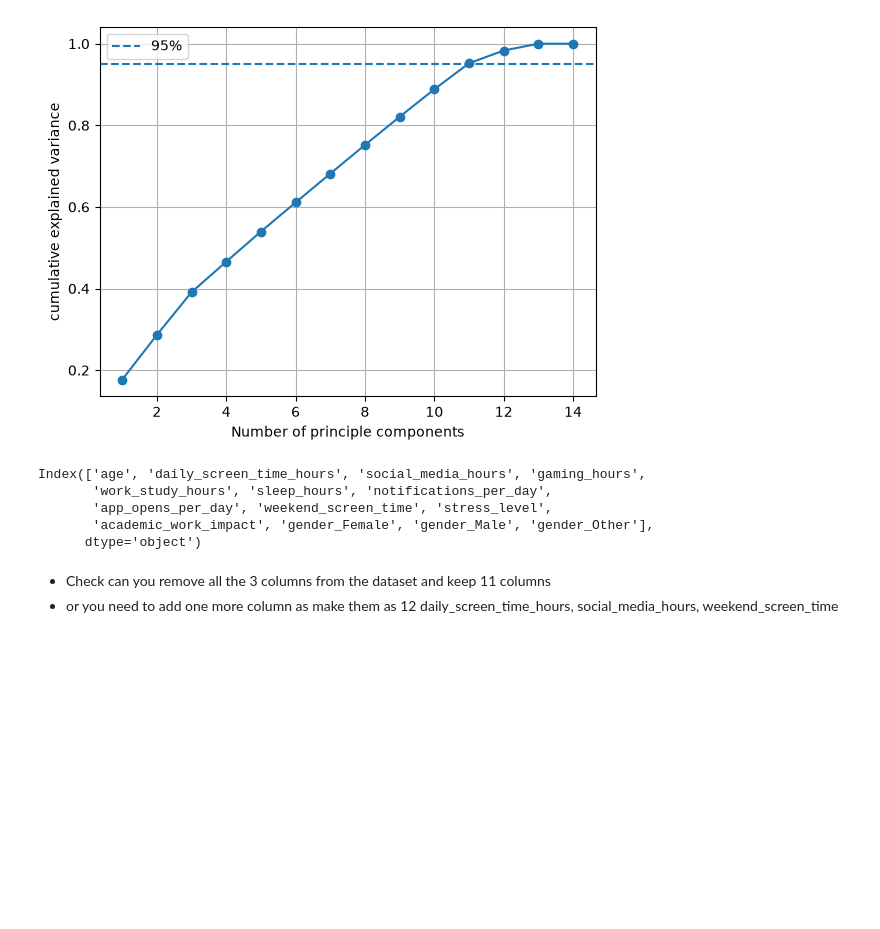
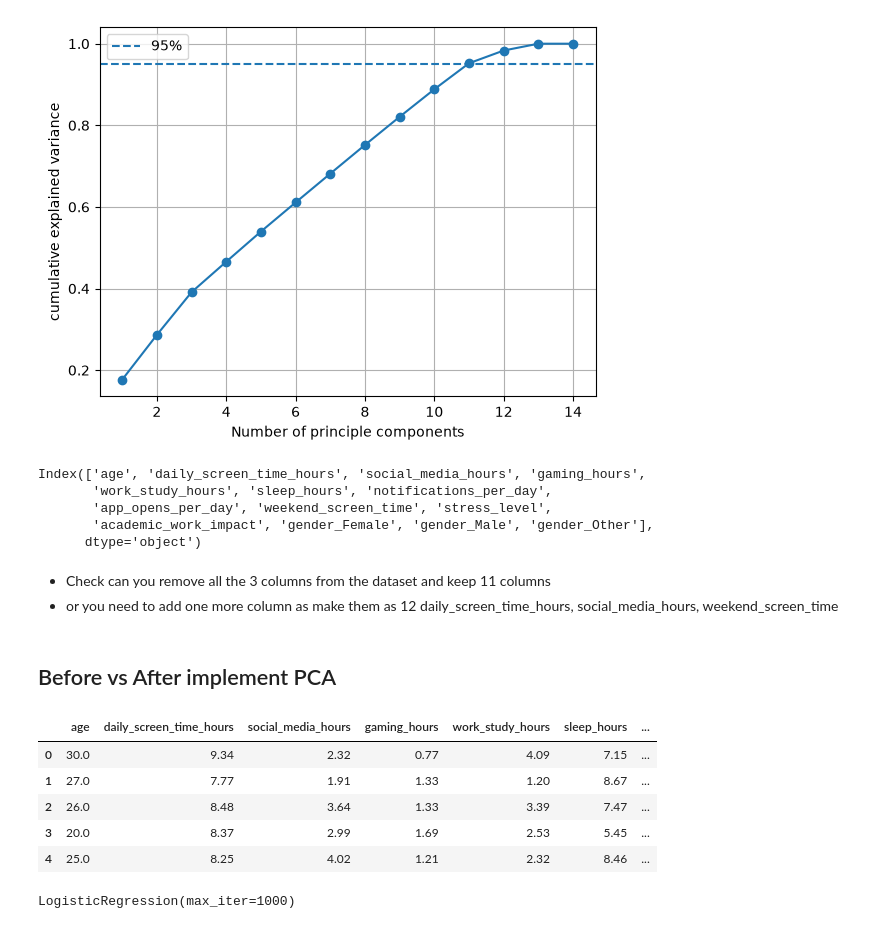
Before and after one commit to Aakashdeepsangwan/Machine-Learning, a Jupyter notebook: PCA/implementation.ipynb, the cells around one changed output. Cells and saved outputs as stored; diff of their text form; code cells hidden in the pictures; blank space fills up the shorter version.

```diff
--- a/PCA/implementation.ipynb
+++ b/PCA/implementation.ipynb
@@ -320,3 +396,58 @@ Index(['age', 'daily_screen_time_hours', 'social_media_hours', 'gaming_hours',
 - Check can you remove all the 3 columns from the dataset and keep 11 columns
 - or you need to add one more column as make them as 12
 daily_screen_time_hours, social_media_hours, weekend_screen_time
+# %% [markdown]
+## Before vs After implement PCA
+# %%
+from sklearn.impute import SimpleImputer
+
+test_data = pd.read_csv("test.csv")
+
+# keep a copy of raw IDs if needed later
+raw_test_id = test_data["id"].copy()
+
+# same as train: remove id and prepare features
+X_test = test_data.drop(columns=["id"]).copy()
+
+# identify categorical vs numeric columns
+numeric_cols = [col for col in X_test.columns if X_test[col].dtype in [np.float64, np.int64]]
+string_cols = [col for col in X_test.columns if col not in numeric_cols]
+
+# impute missing values using same strategy as train
+num_imputer = SimpleImputer(strategy="median")
+cat_imputer = SimpleImputer(strategy="most_frequent")
+
+X_test[numeric_cols] = num_imputer.fit_transform(X_test[numeric_cols])
+X_test[string_cols] = cat_imputer.fit_transform(X_test[string_cols])
+
+# encode binary/ordinal categorical values as in train
+X_test["academic_work_impact"] = X_test["academic_work_impact"].map({"No": 0, "Yes": 1})
+X_test["stress_level"] = X_test["stress_level"].map({"Low": 0, "Medium": 1, "High": 2})
+
+# one-hot encode gender, same as training
+X_test = pd.get_dummies(X_test, columns=["gender"], dtype=int)
+
+# align test columns to the exact train feature order and add missing columns as 0
+X_test = X_test.reindex(columns=X.columns, fill_value=0)
+
+# optional: if you want scaled test data too
+X_test_scaled = pd.DataFrame(
+    scaler.transform(X_test),
+    columns=X_test.columns,
+    index=X_test.index
+)
+
+X_test.head()
+# %% [output]
+|  | age | daily_screen_time_hours | social_media_hours | gaming_hours | work_study_hours | sleep_hours | ... |
+| 0 | 30.0 | 9.34 | 2.32 | 0.77 | 4.09 | 7.15 | ... |
+| 1 | 27.0 | 7.77 | 1.91 | 1.33 | 1.20 | 8.67 | ... |
+| 2 | 26.0 | 8.48 | 3.64 | 1.33 | 3.39 | 7.47 | ... |
+| 3 | 20.0 | 8.37 | 2.99 | 1.69 | 2.53 | 5.45 | ... |
+| 4 | 25.0 | 8.25 | 4.02 | 1.21 | 2.32 | 8.46 | ... |
+# %%
+from sklearn.linear_model import LogisticRegression
+model = LogisticRegression(max_iter = 1000)
+model.fit(X_scaled, y)
+# %% [output]
+LogisticRegression(max_iter=1000)
```
Also changed, not shown: parts of 18 cells of this notebook.
